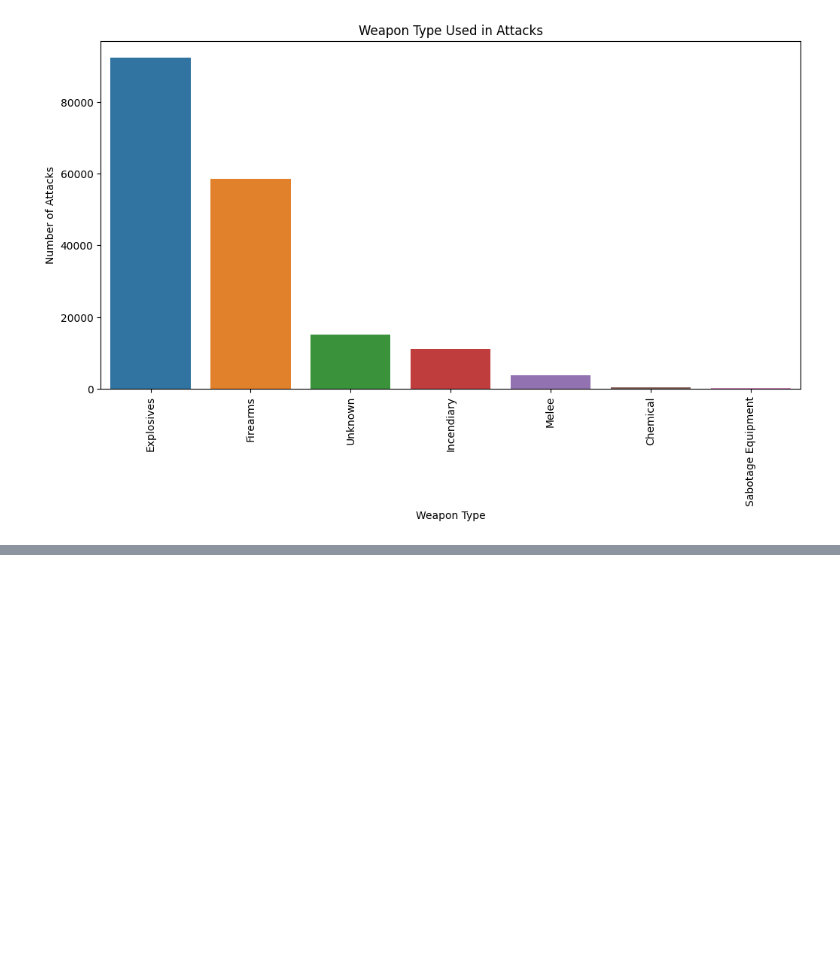
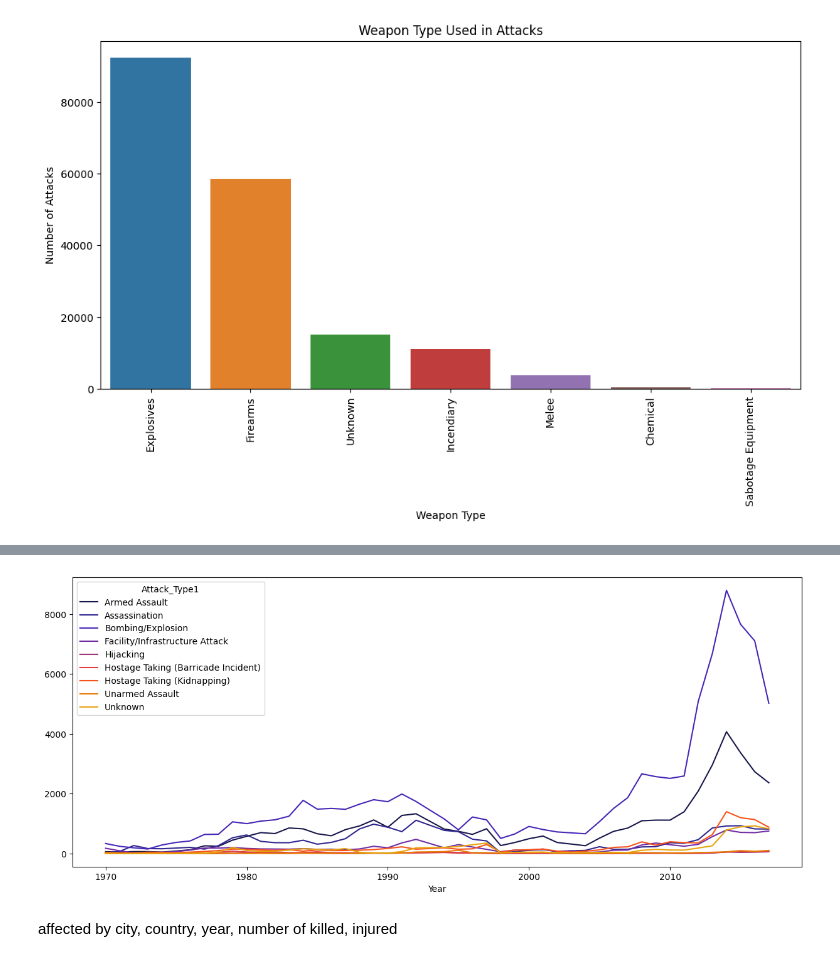
Before and after one commit to hitcaff/GLOBAL-TERRORISM-ANALYSIS, a Jupyter notebook: Hitesh_Srivastava__Global_Terrorism_Analysis_Capstone_Project.ipynb, the cells around one changed output, grey strips where cells are left out. Drawn from its saved outputs; the diff is of its cells as text; code cells hidden in the pictures; blank space fills up the shorter version.

```diff
--- a/Hitesh_Srivastava__Global_Terrorism_Analysis_Capstone_Project.ipynb
+++ b/Hitesh_Srivastava__Global_Terrorism_Analysis_Capstone_Project.ipynb
@@ -520,0 +530,9 @@ plt.show()
+# %%
+terror_attack = pd.crosstab(df_wo_null['Year'], df_wo_null['Attack_Type1'])
+terror_attack.plot(color = sns.color_palette('CMRmap', 12))
+fig = plt.gcf()
+fig.set_size_inches(15, 6)
+# %% [output]
+[figure, added]
+# %% [markdown]
+affected by city, country, year, number of killed, injured
```
Also changed, not shown: parts of 19 cells of this notebook.
